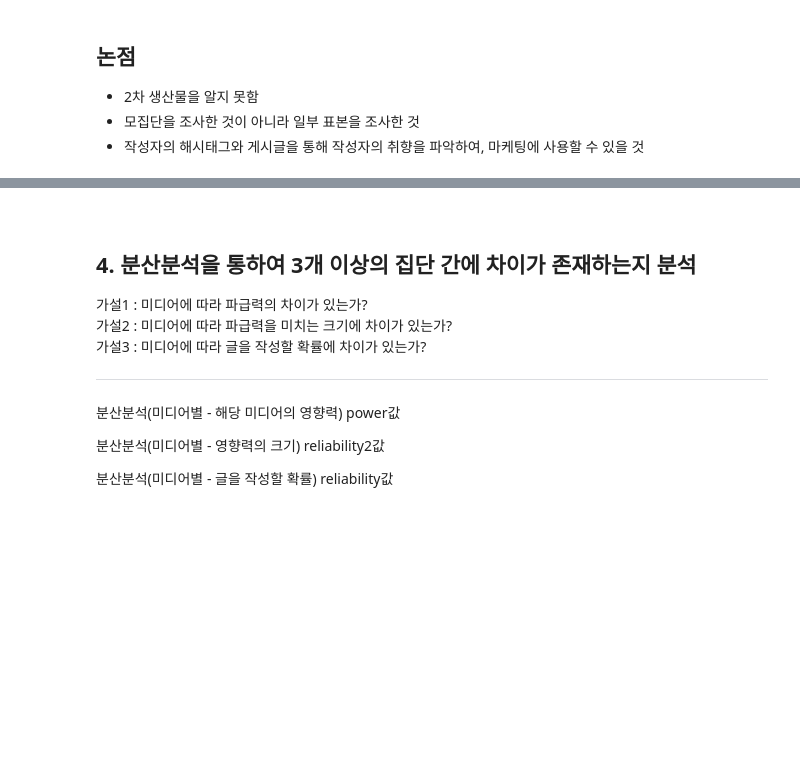
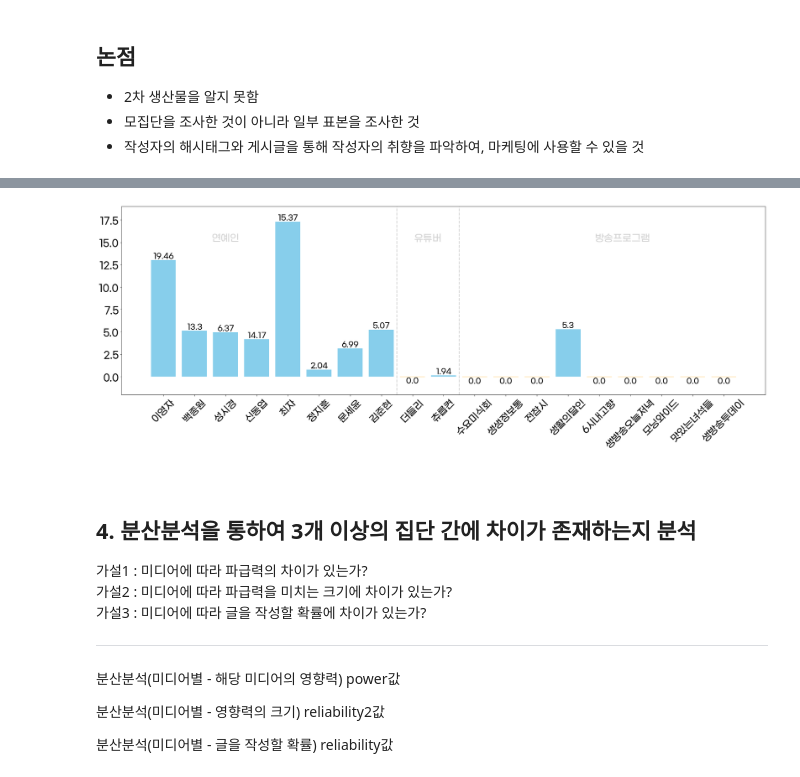
Before and after one commit to moonheee/restaurant-for-media, a Jupyter notebook: instagram_visualization.ipynb, the cells around one changed output, grey strips where cells are left out. Cells and saved outputs as stored; diff of their text form; code cells hidden in the pictures; blank space fills up the shorter version.

Commit message:
total_power

```diff
--- a/instagram_visualization.ipynb
+++ b/instagram_visualization.ipynb
@@ -150,3 +228,50 @@ plt.show()
+# %%
+import numpy as np
+
+plt.figure(figsize=(30,10))
+plt.rc('font', size=25)
+x = df1.index
+y = df1.power
+my_color = np.where(y>=0, 'skyblue', 'orange')
+plt.bar(x, y, color=my_color)
+
+for i, v in enumerate(x):
+    if df1.power[i] > 0:
+        plt.text(v, y[i], round(df1.reliability[i], 2),
+                 fontsize = 20,
+                 color='black',
+                 horizontalalignment='center',
+                 verticalalignment='bottom')
+    else :
+        plt.text(v, y[i], round(df1.reliability[i], 2),
+                 fontsize = 20,
+                 color='black',
+                 horizontalalignment='center',
+                 verticalalignment='top')
+# 구분선
+plt.axvline(7.5, color='lightgray', linestyle='--', linewidth=2)
+plt.axvline(9.5, color='lightgray', linestyle='--', linewidth=2)
+# 구분 텍스트
+plt.text(2, 19 * 0.80, "연예인",
+         fontsize = 25,
+         color='lightgray',
+         horizontalalignment='center')
+plt.text(8.5, 19 * 0.80, "유튜버",
+         fontsize = 25,
+         color='lightgray',
+         horizontalalignment='center')
+plt.text(14.75, 19 * 0.80, "방송프로그램",
+         fontsize = 25,
+         color='lightgray',
+         horizontalalignment='center')
+plt.ylim(-2,19)
+plt.xticks(rotation=45)
+plt.subplots_adjust(bottom=0.2)
+plt.savefig('./output/instagram/powerBar_instagram1.png', transparent = True)
+plt.show()
+plt.rc('font', size=15)
+# %% [output]
+[figure, added]
 # %% [markdown]
 <br>
 
```
Also changed, not shown: parts of 20 cells of this notebook, 18 other files.
